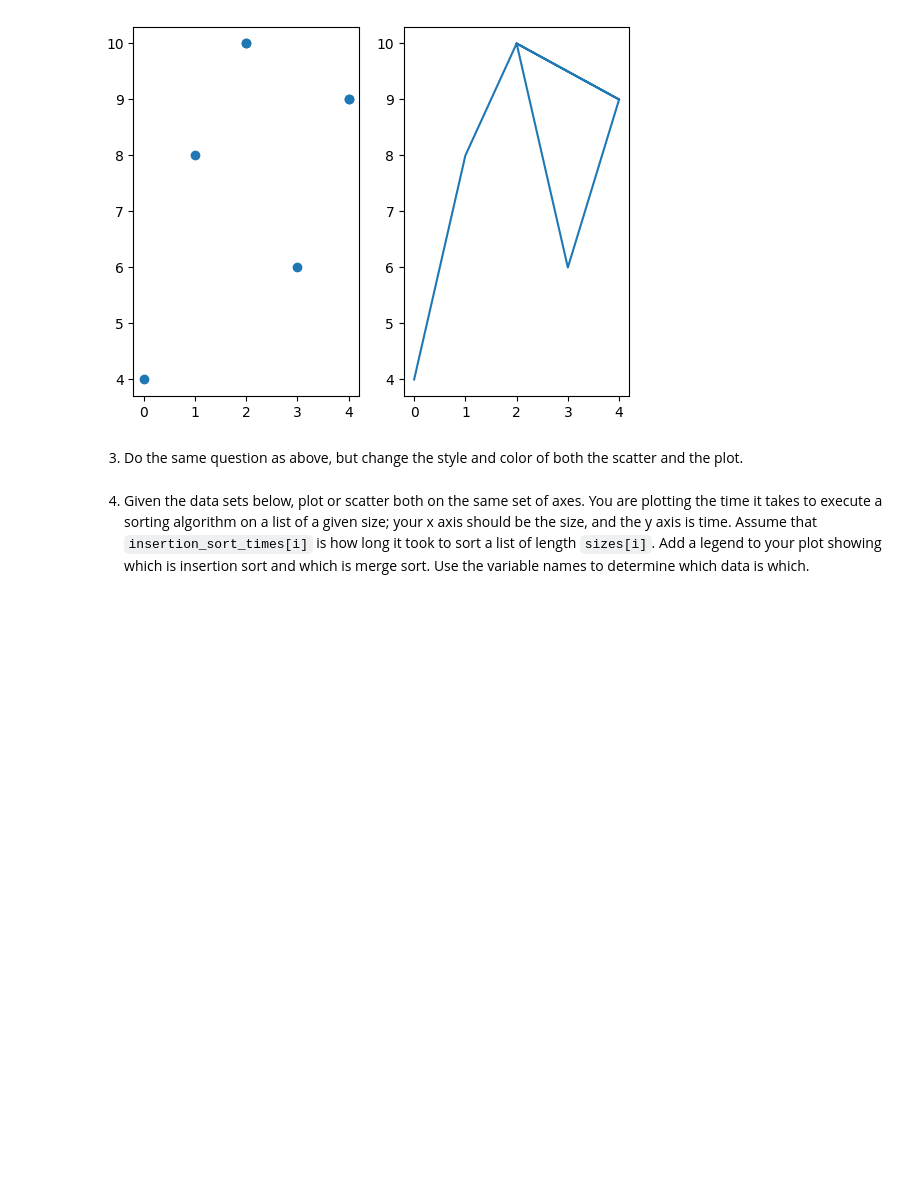
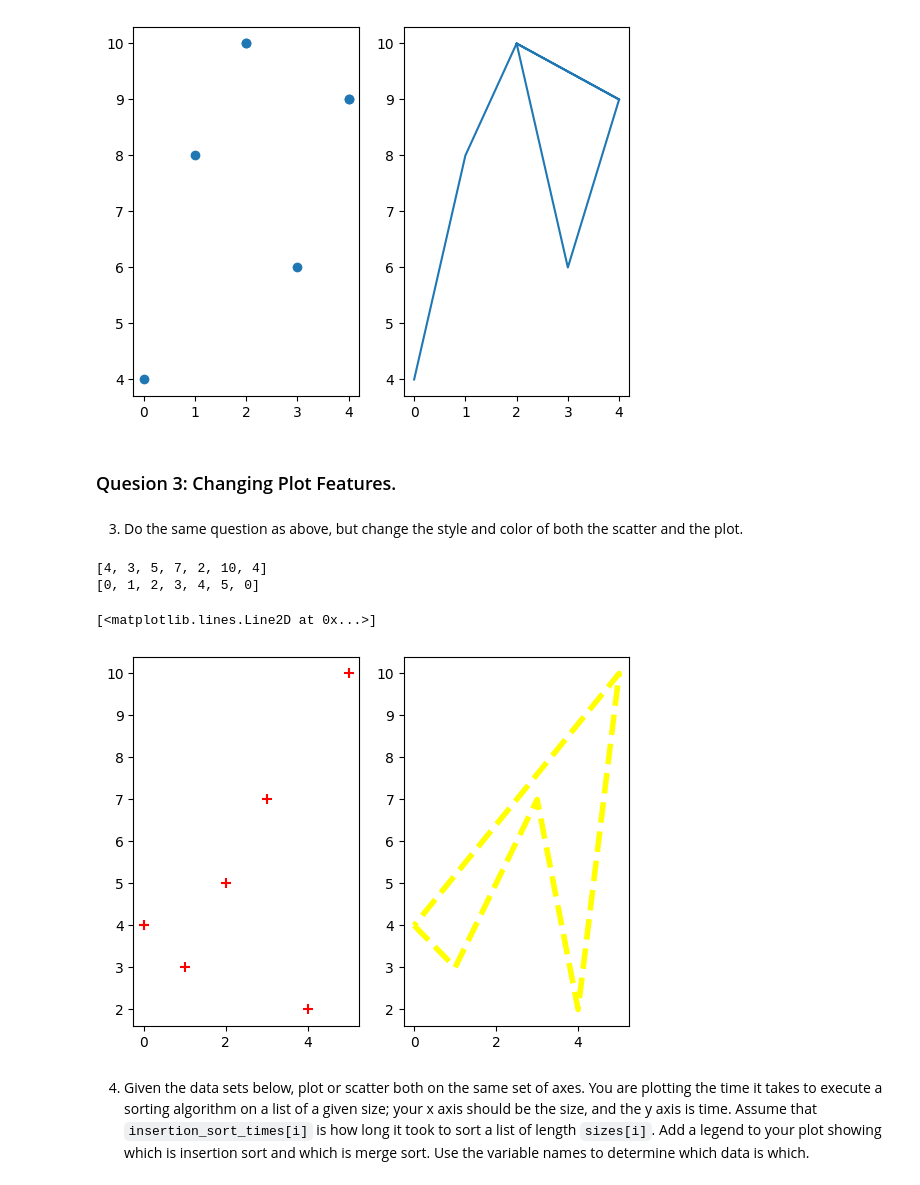
Before and after one commit to kwameape123/pyplot-module-3, a Jupyter notebook: pyplot.ipynb, the cells around one changed output. Drawn from its saved outputs; the diff is of its cells as text; code cells hidden in the pictures; blank space fills up the shorter version.

```diff
--- a/pyplot.ipynb
+++ b/pyplot.ipynb
@@ -66,8 +66,31 @@ axs[1].plot(num_index,numbers)
 [0, 1, 2, 3, 4, 2, 4]
 [<matplotlib.lines.Line2D at 0x...>]
 [figure]
+# %% [markdown]
+### Quesion 3: Changing Plot Features.
 # %% [markdown]
 3. Do the same question as above, but change the style and color of both the scatter and the plot.
+# %%
+# import dependencies
+import random
+# Generate 5 random numbers
+numbers = [random.randint(1, 10) for _ in range(7)]
+print(numbers)
+# Create a list of index the random numbers generated above.
+num_index =[]
+for n in numbers:
+    a= numbers.index(n)
+    num_index.append(a)
+print(num_index)
+# Create scatter and plot.
+fig,axs = plt.subplots(1,2)
+axs[0].scatter(num_index,numbers,s=60,facecolor='red',edgecolor='green',marker='+')
+axs[1].plot(num_index,numbers,linewidth=4,linestyle='--',color='yellow')
+# %% [output]
+[4, 3, 5, 7, 2, 10, 4]
+[0, 1, 2, 3, 4, 5, 0]
+[<matplotlib.lines.Line2D at 0x...>]
+[figure, added]
 # %% [markdown]
 4. Given the data sets below, plot or scatter both on the same set of axes.  You are plotting the time it takes to execute a sorting algorithm on a list of a given size; your x axis should be the size, and the y axis is time.  Assume that `insertion_sort_times[i]` is how long it took to sort a list of length `sizes[i]`.  Add a legend to your plot showing which is insertion sort and which is merge sort.  Use the variable names to determine which data is which.
 # %%
```
